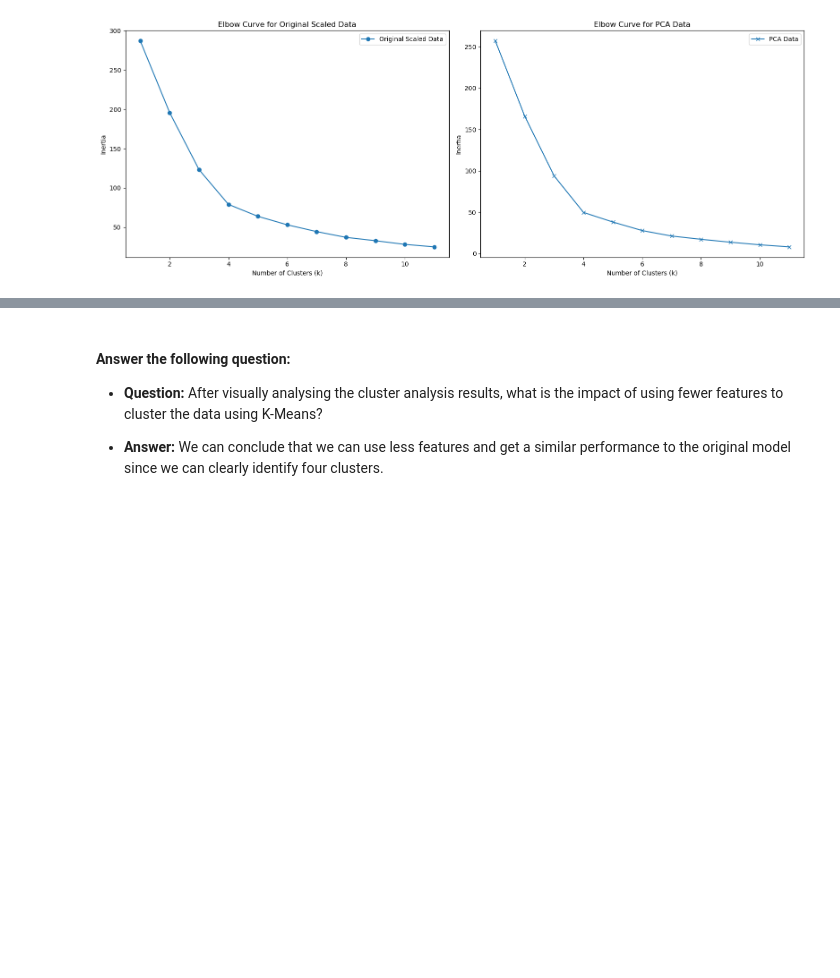
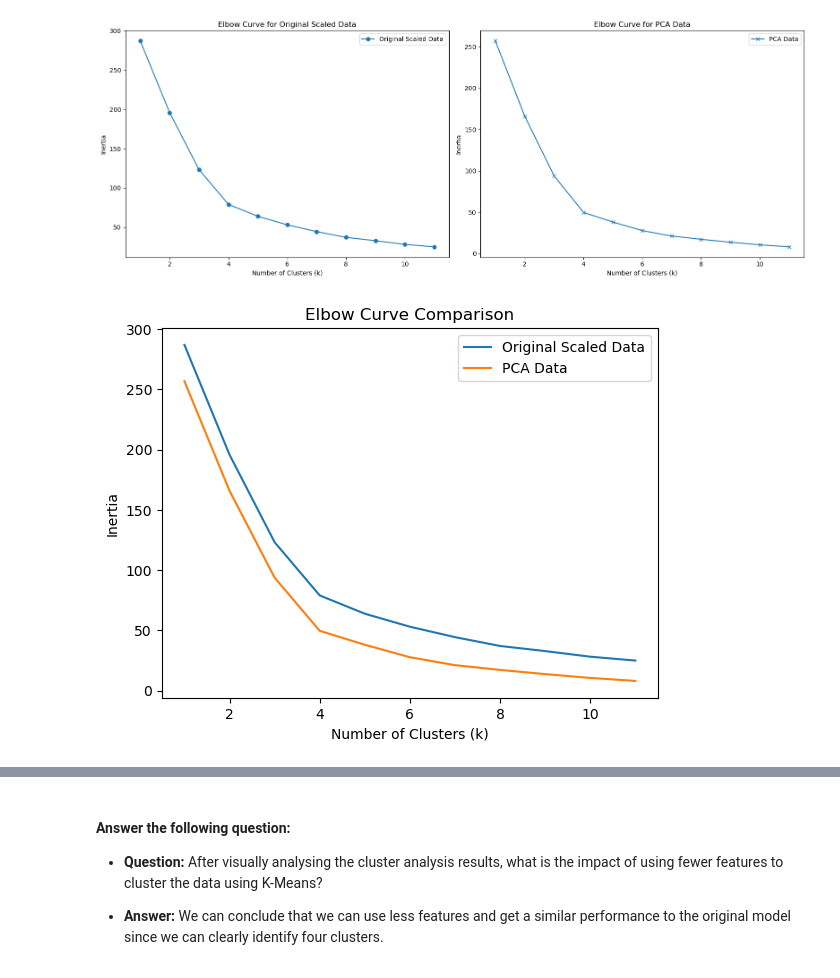
Before and after one commit to hotredcar/CryptoClustering, a Jupyter notebook: Crypto_Clustering_code.ipynb, the cells around one changed output, grey strips where cells are left out. Drawn from its saved outputs; the diff is of its cells as text; code cells hidden in the pictures; blank space fills up the shorter version.

```diff
--- a/Crypto_Clustering_code.ipynb
+++ b/Crypto_Clustering_code.ipynb
@@ -377,4 +378,21 @@ plt.tight_layout()
 plt.show()
 # %% [output]
 [figure]
+# %%
+# Plot the elbow curve for original data
+plt.plot(df_elbow['k'], df_elbow['inertia'], label='Original Scaled Data')
+
+# Plot the elbow curve for PCA data
+plt.plot(df_elbow_pca['k'], df_elbow_pca['inertia'], label='PCA Data')
+
+# Add labels and title
+plt.xlabel('Number of Clusters (k)')
+plt.ylabel('Inertia')
+plt.title('Elbow Curve Comparison')
+plt.legend()
+
+# Show the plot
+plt.show()
+# %% [output]
+[figure, added]
 # %%
```
Also changed, not shown: parts of 5 cells of this notebook, 1 other file.
